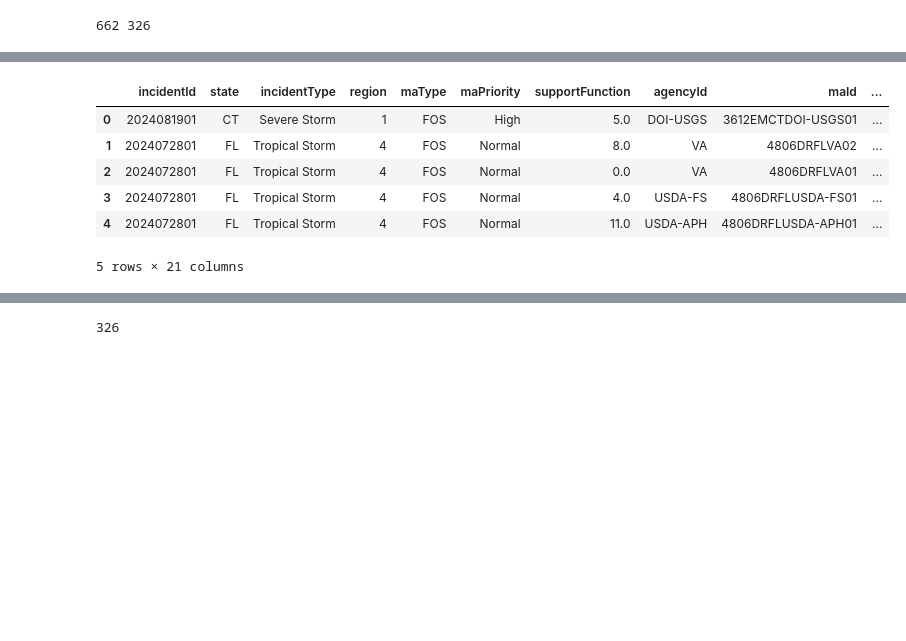
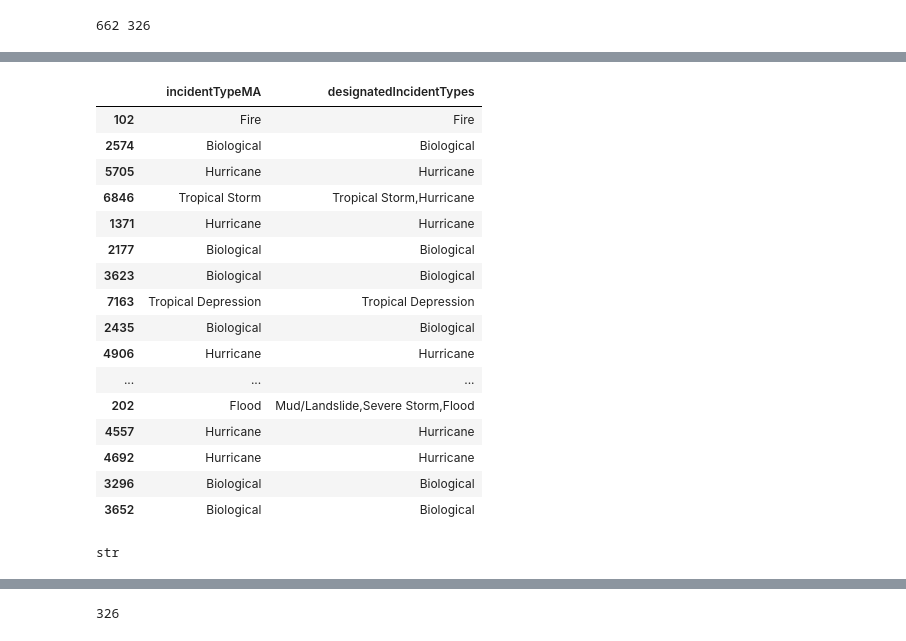
Before and after one commit to capstoneFA2025/FEMA-Recommender, a Jupyter notebook: merge_clean_and_split.ipynb, the cells around one changed output, grey strips where cells are left out. Drawn from its saved outputs; the diff is of its cells as text; code cells hidden in the pictures; blank space fills up the shorter version.

Commit message:
updated merge_clean_and_split for designatedIncidentTypes replacement values

```diff
--- a/merge_clean_and_split.ipynb
+++ b/merge_clean_and_split.ipynb
@@ -62,7 +143,10 @@ Data cleaning for DDS includes keeping of specific columns and filtering of year
 
 column_list_dds = ['femaDeclarationString','state','incidentType','incidentBeginDate','fipsStateCode','region',
                'designatedIncidentTypes','declarationTitle', 'incidentId','declarationType']
-df_dds = df_dds.reindex(columns=column_list_dds)
+
+df_dds = df_dds.reindex(
+    columns=column_list_dds,
+    fill_value=0)
 
 # Add time information to DDS
 
@@ -79,8 +163,14 @@ df_dds=df_dds[(df_dds['year']>=2012) & (df_dds['declarationType']!='FM')]
 #     'hash',
 #     'id',],
 #     inplace=True)
+print(df_dds.shape)
+
+#ensures that incident type is reflected in designated incident types
+df_dds['designatedIncidentTypes'].fillna(df_dds['incidentType'], inplace = True)
+
 df_dds.drop_duplicates(inplace=True)
-df_dds.reset_index(inplace = True)
+df_dds.reset_index(inplace = True,
+                   drop=True)
 
 df_dds.shape
 # %% [output]
@@ -141,0 +238,3 @@ MA_disaster_combined.shape
+# %%
+MA_disaster_combined.drop_duplicates(inplace=True)
+MA_disaster_combined.shape
@@ -141,0 +243,2 @@ MA_disaster_combined.shape
+# %%
+MA_disaster_combined['designatedIncidentTypes'].fillna(MA_disaster_combined['incidentTypeMA'], inplace = True)
@@ -142,13 +252,43 @@ MA_disaster_combined.shape
+# %%
+# MA_disaster_combined['designatedIncidentTypes'] = MA_disaster_combined['designatedIncidentTypes'].str.split(',')
+# MA_disaster_combined['designatedIncidentTypes'] = MA_disaster_combined['designatedIncidentTypes'].replace(disaster_dict)
+# MA_disaster_combined['designatedIncidentTypes'] = MA_disaster_combined['designatedIncidentTypes'].apply(
+#     lambda x: (
+#         [disaster_dict.get(s, s) for s in x]
+#         if isinstance(x, list)
+#         else x)
+# )
+
+# MA_disaster_combined['designatedIncidentTypes'].iloc[0]
+
+MA_disaster_combined['designatedIncidentTypes'] = MA_disaster_combined['designatedIncidentTypes'].str.split(',').apply(
+    lambda lst: [s.strip() for s in lst] if isinstance(lst, list) else lst).apply(
+    lambda lst: [disaster_dict.get(s, s) for s in lst] if isinstance(lst, list) else lst).apply(
+    lambda lst: ','.join(lst) if isinstance(lst, list) else str(lst))
 # %%
-MA_disaster_combined.head()
+MA_disaster_combined[['incidentTypeMA','designatedIncidentTypes']].sample(30)
 # %% [output]
-|  | incidentId | state | incidentType | region | maType | maPriority | supportFunction | agencyId | maId | ... |
-| 0 | 2024081901 | CT | Severe Storm | 1 | FOS | High | 5.0 | DOI-USGS | 3612EMCTDOI-USGS01 | ... |
-| 1 | 2024072801 | FL | Tropical Storm | 4 | FOS | Normal | 8.0 | VA | 4806DRFLVA02 | ... |
-| 2 | 2024072801 | FL | Tropical Storm | 4 | FOS | Normal | 0.0 | VA | 4806DRFLVA01 | ... |
-| 3 | 2024072801 | FL | Tropical Storm | 4 | FOS | Normal | 4.0 | USDA-FS | 4806DRFLUSDA-FS01 | ... |
-| 4 | 2024072801 | FL | Tropical Storm | 4 | FOS | Normal | 11.0 | USDA-APH | 4806DRFLUSDA-APH01 | ... |
+|  | incidentTypeMA | designatedIncidentTypes |
+| 102 | Fire | Fire |
+| 2574 | Biological | Biological |
+| 5705 | Hurricane | Hurricane |
+| 6846 | Tropical Storm | Tropical Storm,Hurricane |
+| 1371 | Hurricane | Hurricane |
+| 2177 | Biological | Biological |
+| 3623 | Biological | Biological |
+| 7163 | Tropical Depression | Tropical Depression |
+| 2435 | Biological | Biological |
+| 4906 | Hurricane | Hurricane |
+| ... | ... | ... |
+| 202 | Flood | Mud/Landslide,Severe Storm,Flood |
+| 4557 | Hurricane | Hurricane |
+| 4692 | Hurricane | Hurricane |
+| 3296 | Biological | Biological |
+| 3652 | Biological | Biological |
-5 rows × 21 columns
+# %%
+type(MA_disaster_combined['designatedIncidentTypes'].iloc[0])
+# %% [output]
+str
 # %%
 MA_disaster_combined.isna().sum()
 # %% [output]
```
Also changed, not shown: parts of 26 cells of this notebook.
